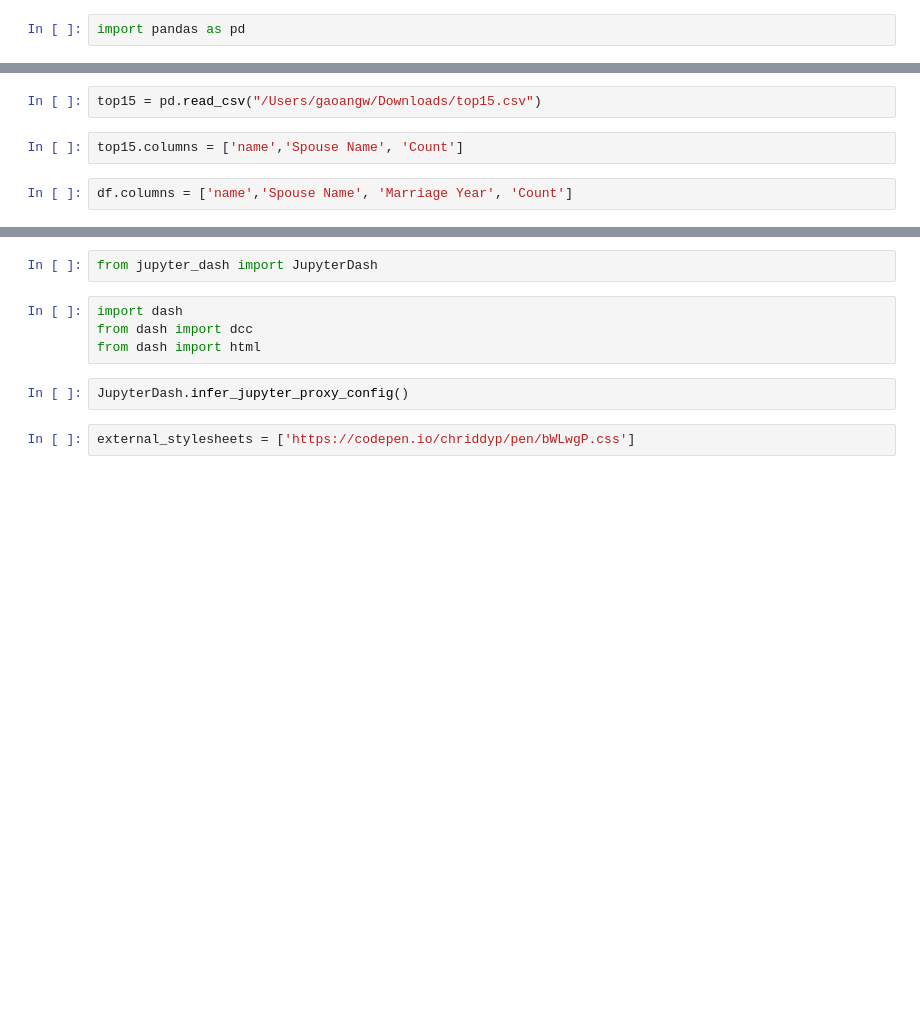
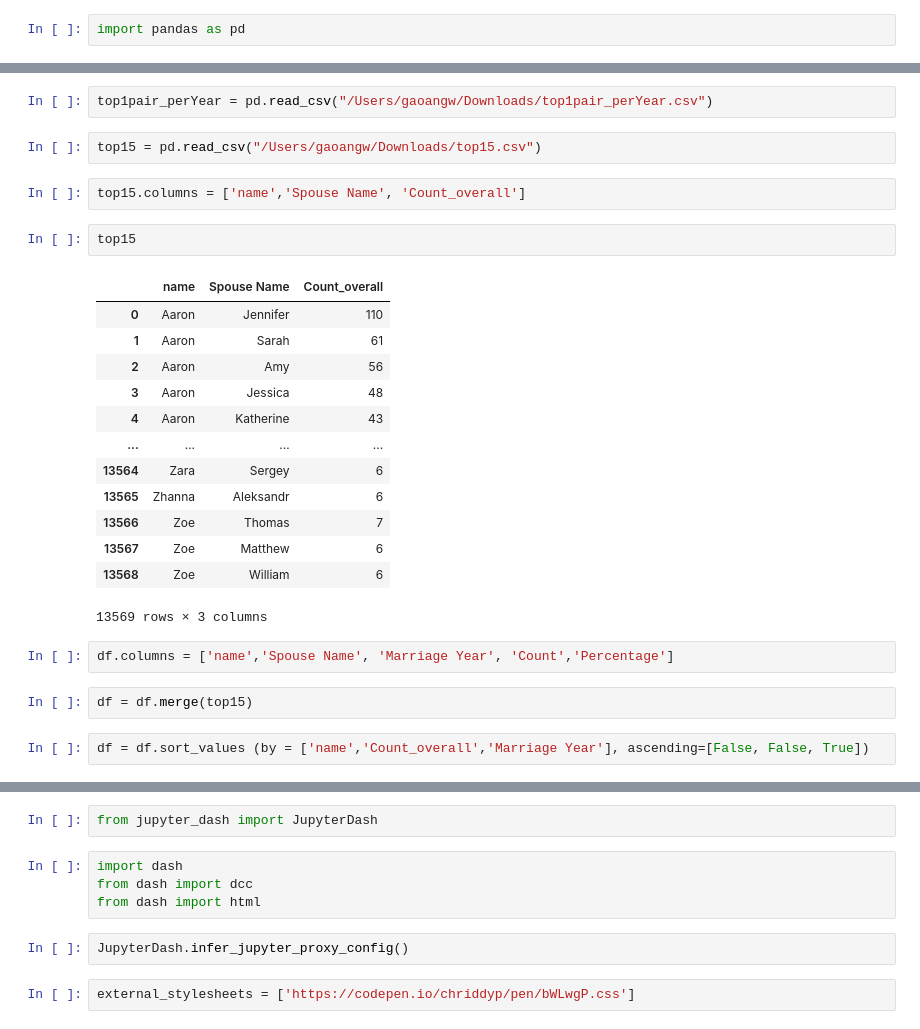
Before and after one commit to waikiki0915/Couple-Names-Voyager, a Jupyter notebook: final.ipynb, the cells around one changed output, grey strips where cells are left out. Saved outputs shown, nothing was run; the diff lists cells and outputs as text; blank space fills up the shorter version.

```diff
--- a/final.ipynb
+++ b/final.ipynb
@@ -7,6 +5,28 @@ df = df.drop(columns = 'Unnamed: 0')
-# %%
-top15 = pd.read_csv("/Users/gaoangw/Downloads/top15.csv")
-# %%
-top15.columns = ['name','Spouse Name', 'Count']
+# %%
+top1pair_perYear = pd.read_csv("/Users/gaoangw/Downloads/top1pair_perYear.csv")
+# %%
+top15 = pd.read_csv("/Users/gaoangw/Downloads/top15.csv")
+# %%
+top15.columns = ['name','Spouse Name', 'Count_overall']
+# %%
+top15
+# %% [output]
+|  | name | Spouse Name | Count_overall |
+| 0 | Aaron | Jennifer | 110 |
+| 1 | Aaron | Sarah | 61 |
+| 2 | Aaron | Amy | 56 |
+| 3 | Aaron | Jessica | 48 |
+| 4 | Aaron | Katherine | 43 |
+| ... | ... | ... | ... |
+| 13564 | Zara | Sergey | 6 |
+| 13565 | Zhanna | Aleksandr | 6 |
+| 13566 | Zoe | Thomas | 7 |
+| 13567 | Zoe | Matthew | 6 |
+| 13568 | Zoe | William | 6 |
+13569 rows × 3 columns
 # %%
-df.columns = ['name','Spouse Name', 'Marriage Year', 'Count']
+df.columns = ['name','Spouse Name', 'Marriage Year', 'Count','Percentage']
+# %%
+df = df.merge(top15)
+# %%
+df = df.sort_values (by = ['name','Count_overall','Marriage Year'], ascending=[False, False, True])
```
Also changed, not shown: parts of 6 cells of this notebook, 3 other files.
